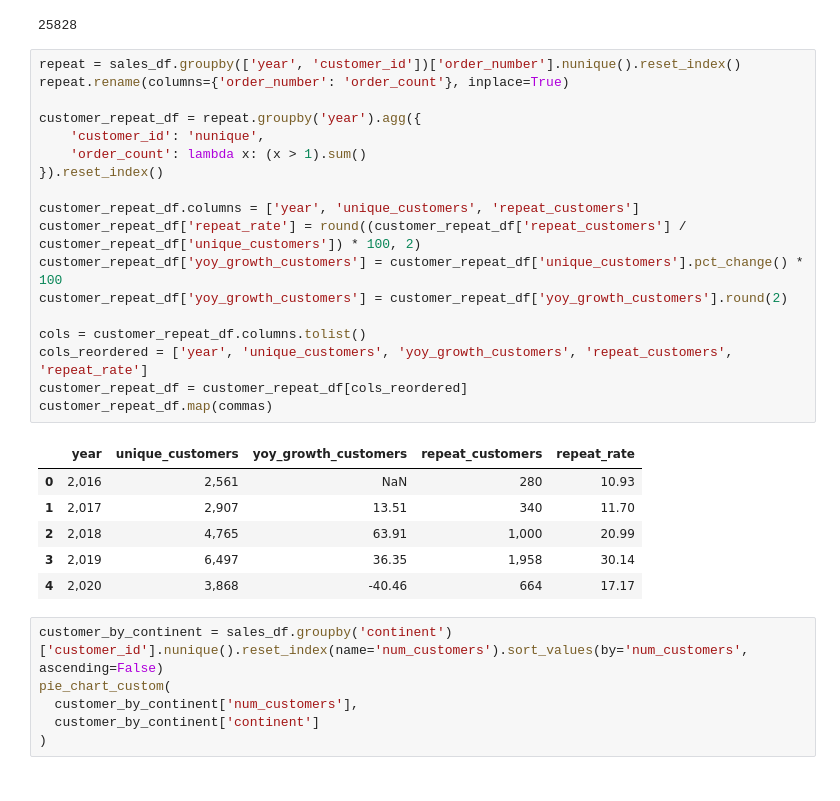
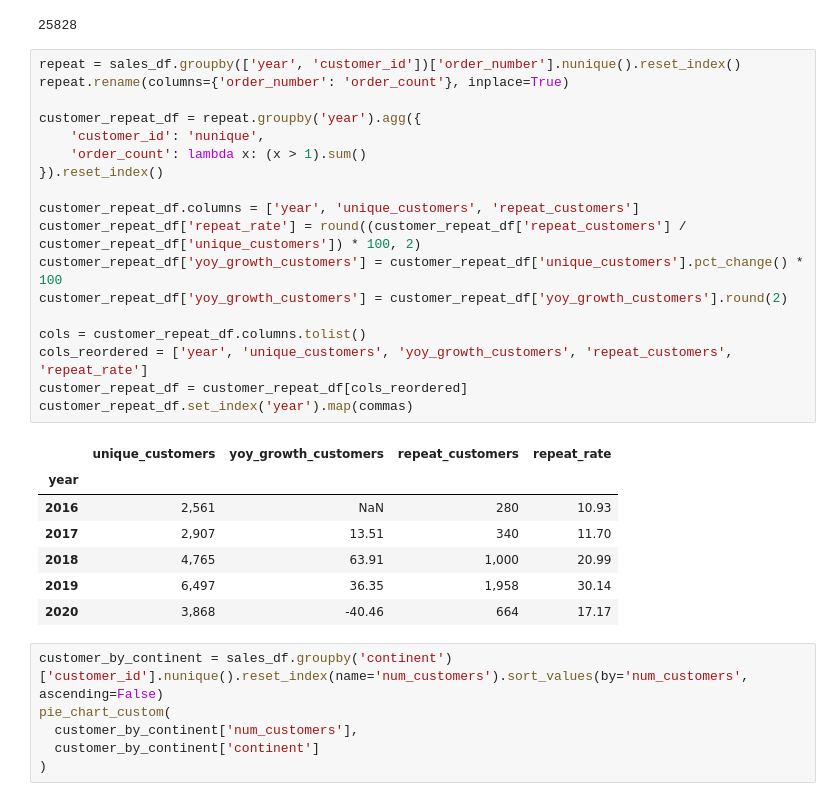
Before and after one commit to frdz-salman/Global-Electronics-Analysis, a Jupyter notebook: exploration/ecommerce_analysis.ipynb, the cells around one changed output. Saved outputs shown, nothing was run; the diff lists cells and outputs as text.

```diff
--- a/exploration/ecommerce_analysis.ipynb
+++ b/exploration/ecommerce_analysis.ipynb
@@ -1150,28 +1128,29 @@ sales_df['order_number'].nunique()
 # %%
 repeat = sales_df.groupby(['year', 'customer_id'])['order_number'].nunique().reset_index()
 repeat.rename(columns={'order_number': 'order_count'}, inplace=True)
 
 customer_repeat_df = repeat.groupby('year').agg({
     'customer_id': 'nunique',
     'order_count': lambda x: (x > 1).sum()
 }).reset_index()
 
 customer_repeat_df.columns = ['year', 'unique_customers', 'repeat_customers']
 customer_repeat_df['repeat_rate'] = round((customer_repeat_df['repeat_customers'] / customer_repeat_df['unique_customers']) * 100, 2)
 customer_repeat_df['yoy_growth_customers'] = customer_repeat_df['unique_customers'].pct_change() * 100
 customer_repeat_df['yoy_growth_customers'] = customer_repeat_df['yoy_growth_customers'].round(2)
 
 cols = customer_repeat_df.columns.tolist()
 cols_reordered = ['year', 'unique_customers', 'yoy_growth_customers', 'repeat_customers', 'repeat_rate']
 customer_repeat_df = customer_repeat_df[cols_reordered]
-customer_repeat_df.map(commas)
+customer_repeat_df.set_index('year').map(commas)
 # %% [output]
-|  | year | unique_customers | yoy_growth_customers | repeat_customers | repeat_rate |
-| 0 | 2,016 | 2,561 | NaN | 280 | 10.93 |
-| 1 | 2,017 | 2,907 | 13.51 | 340 | 11.70 |
-| 2 | 2,018 | 4,765 | 63.91 | 1,000 | 20.99 |
-| 3 | 2,019 | 6,497 | 36.35 | 1,958 | 30.14 |
-| 4 | 2,020 | 3,868 | -40.46 | 664 | 17.17 |
+|  | unique_customers | yoy_growth_customers | repeat_customers | repeat_rate |
+| year |  |  |  |  |
+| 2016 | 2,561 | NaN | 280 | 10.93 |
+| 2017 | 2,907 | 13.51 | 340 | 11.70 |
+| 2018 | 4,765 | 63.91 | 1,000 | 20.99 |
+| 2019 | 6,497 | 36.35 | 1,958 | 30.14 |
+| 2020 | 3,868 | -40.46 | 664 | 17.17 |
 # %%
 customer_by_continent = sales_df.groupby('continent')['customer_id'].nunique().reset_index(name='num_customers').sort_values(by='num_customers', ascending=False)
 pie_chart_custom(
```
Also changed, not shown: parts of 11 cells of this notebook, 19 other files.
